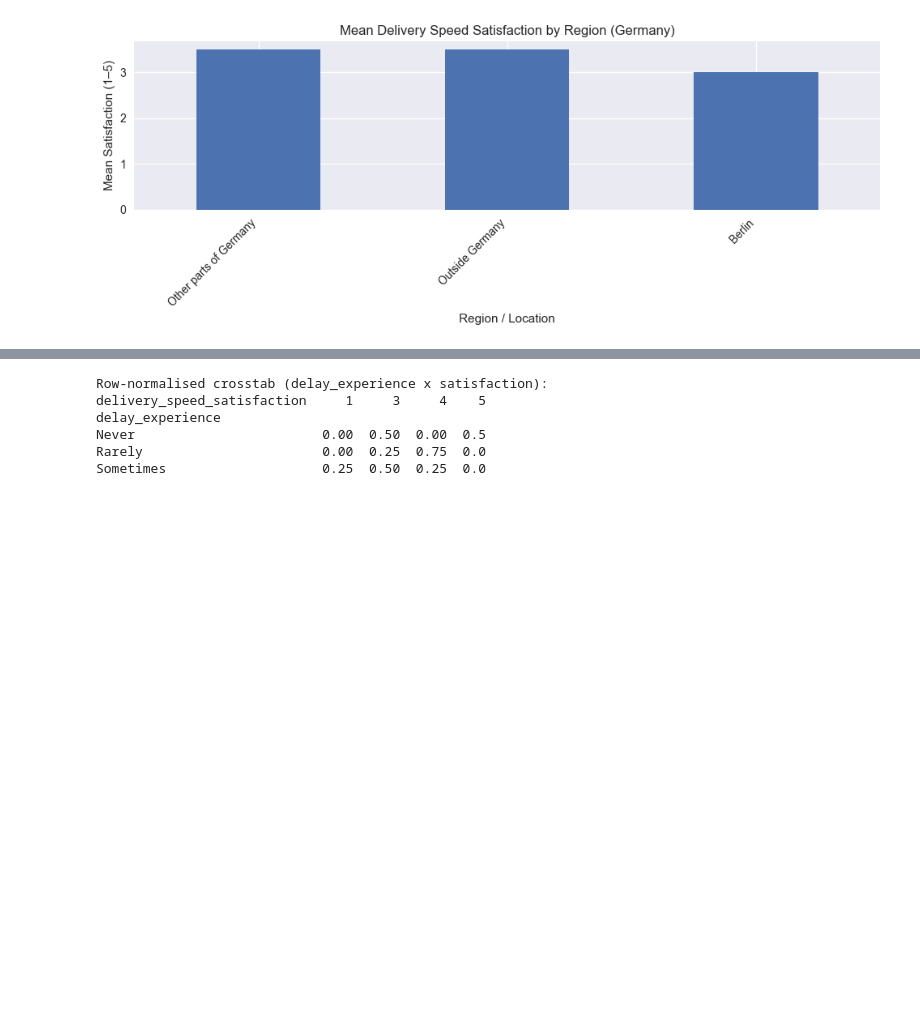
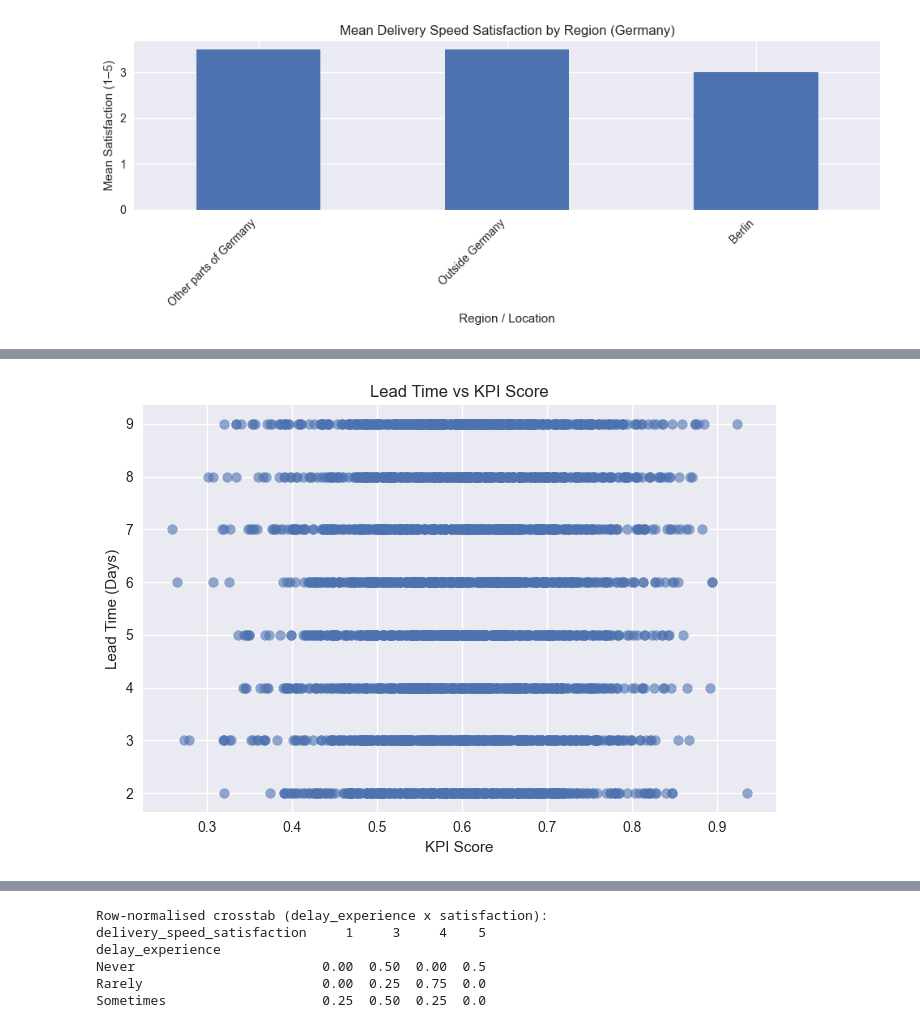
Before and after one commit to vbarbas03/Dissertation-, a Jupyter notebook: dissertation.ipynb, the cells around one changed output, grey strips where cells are left out. Cells and saved outputs as stored; diff of their text form; code cells hidden in the pictures; blank space fills up the shorter version.

```diff
--- a/dissertation.ipynb
+++ b/dissertation.ipynb
@@ -628,0 +689,14 @@ Name: delivery_speed_satisfaction, dtype: float64
+# %%
+if {"lead_time_days", "KPI_score"}.issubset(log_df.columns):
+    plt.figure(figsize=(7, 5))
+    plt.scatter(log_df["KPI_score"], log_df["lead_time_days"], alpha=0.6)
+    plt.title("Lead Time vs KPI Score")
+    plt.xlabel("KPI Score")
+    plt.ylabel("Lead Time (Days)")
+    plt.tight_layout()
+    plt.savefig("ch4_leadtime_vs_kpi_scatter.png")
+    plt.show()
+else:
+    print("Missing columns for lead_time_days vs KPI_score scatter.")
+# %% [output]
+[figure, added]
```
Also changed, not shown: parts of 7 cells of this notebook.
